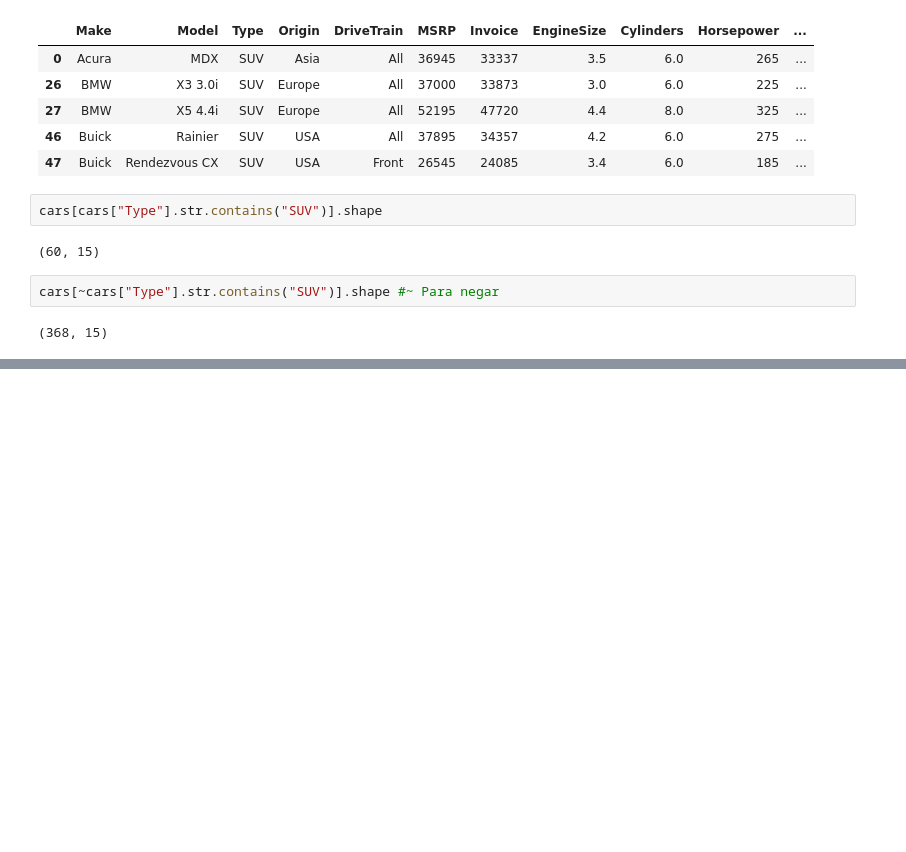
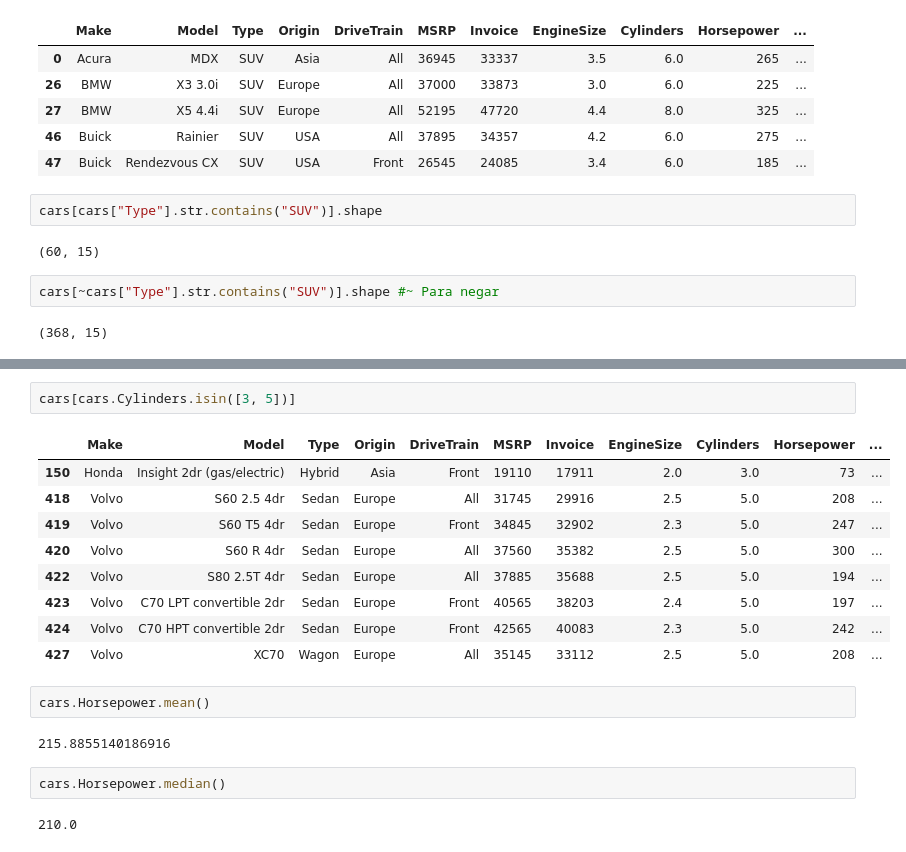
Before and after one commit to mvq23/python_23, a Jupyter notebook: Jupyter/Pandas.ipynb, the cells around one changed output, grey strips where cells are left out. Cells and saved outputs as stored; diff of their text form; blank space fills up the shorter version.

```diff
--- a/Jupyter/Pandas.ipynb
+++ b/Jupyter/Pandas.ipynb
@@ -507,0 +535,20 @@ cars[~cars["Type"].str.contains("SUV")].shape #~ Para negar
+# %%
+cars[cars.Cylinders.isin([3, 5])]
+# %% [output]
+|  | Make | Model | Type | Origin | DriveTrain | MSRP | Invoice | EngineSize | Cylinders | Horsepower | ... |
+| 150 | Honda | Insight 2dr (gas/electric) | Hybrid | Asia | Front | 19110 | 17911 | 2.0 | 3.0 | 73 | ... |
+| 418 | Volvo | S60 2.5 4dr | Sedan | Europe | All | 31745 | 29916 | 2.5 | 5.0 | 208 | ... |
+| 419 | Volvo | S60 T5 4dr | Sedan | Europe | Front | 34845 | 32902 | 2.3 | 5.0 | 247 | ... |
+| 420 | Volvo | S60 R 4dr | Sedan | Europe | All | 37560 | 35382 | 2.5 | 5.0 | 300 | ... |
+| 422 | Volvo | S80 2.5T 4dr | Sedan | Europe | All | 37885 | 35688 | 2.5 | 5.0 | 194 | ... |
+| 423 | Volvo | C70 LPT convertible 2dr | Sedan | Europe | Front | 40565 | 38203 | 2.4 | 5.0 | 197 | ... |
+| 424 | Volvo | C70 HPT convertible 2dr | Sedan | Europe | Front | 42565 | 40083 | 2.3 | 5.0 | 242 | ... |
+| 427 | Volvo | XC70 | Wagon | Europe | All | 35145 | 33112 | 2.5 | 5.0 | 208 | ... |
+# %%
+cars.Horsepower.mean()
+# %% [output]
+215.8855140186916
+# %%
+cars.Horsepower.median()
+# %% [output]
+210.0
```
Also changed, not shown: parts of 46 cells of this notebook.
